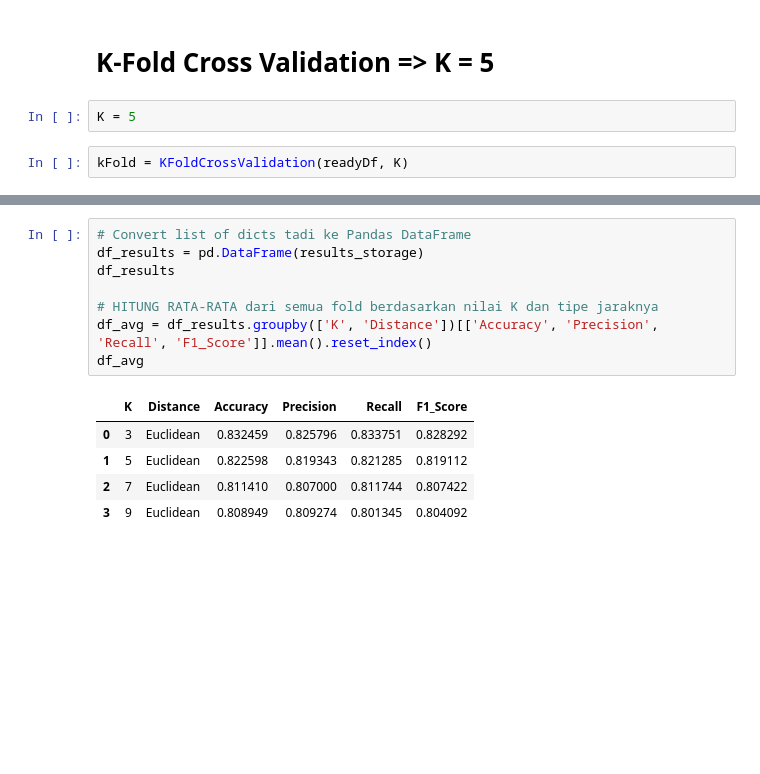
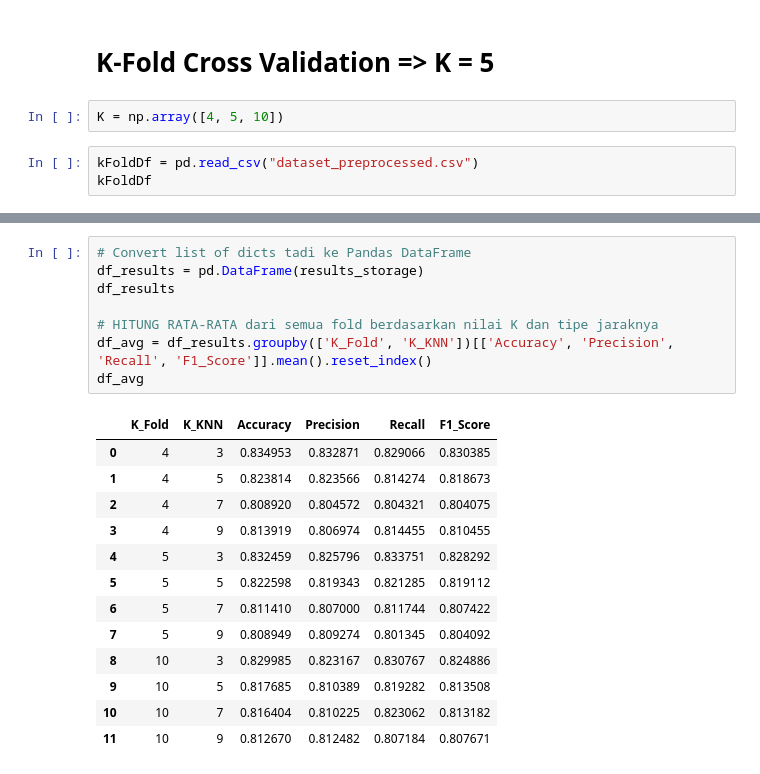
Before and after one commit to FajarRAP/januar-thesis-data-processing, a Jupyter notebook: app.ipynb, the cells around one changed output, grey strips where cells are left out. Cells and saved outputs as stored; diff of their text form; blank space fills up the shorter version.

```diff
--- a/app.ipynb
+++ b/app.ipynb
@@ -445,6 +445,7 @@ Accuracy: 79.01%, Precision: 79.55%, Recall: 81.40%, F1-Score: 80.46%
 # %% [markdown]
 # K-Fold Cross Validation => K = 5
 # %%
-K = 5
+K = np.array([4, 5, 10])
-# %%
-kFold = KFoldCrossValidation(readyDf, K)
+# %%
+kFoldDf = pd.read_csv("dataset_preprocessed.csv")
+kFoldDf
@@ -503,14 +518,22 @@ Fold 5/5 - K=9
 # %%
 # Convert list of dicts tadi ke Pandas DataFrame
 df_results = pd.DataFrame(results_storage)
 df_results
 
 # HITUNG RATA-RATA dari semua fold berdasarkan nilai K dan tipe jaraknya
-df_avg = df_results.groupby(['K', 'Distance'])[['Accuracy', 'Precision', 'Recall', 'F1_Score']].mean().reset_index()
+df_avg = df_results.groupby(['K_Fold', 'K_KNN'])[['Accuracy', 'Precision', 'Recall', 'F1_Score']].mean().reset_index()
 df_avg
 # %% [output]
-|  | K | Distance | Accuracy | Precision | Recall | F1_Score |
-| 0 | 3 | Euclidean | 0.832459 | 0.825796 | 0.833751 | 0.828292 |
-| 1 | 5 | Euclidean | 0.822598 | 0.819343 | 0.821285 | 0.819112 |
-| 2 | 7 | Euclidean | 0.811410 | 0.807000 | 0.811744 | 0.807422 |
-| 3 | 9 | Euclidean | 0.808949 | 0.809274 | 0.801345 | 0.804092 |
+|  | K_Fold | K_KNN | Accuracy | Precision | Recall | F1_Score |
+| 0 | 4 | 3 | 0.834953 | 0.832871 | 0.829066 | 0.830385 |
+| 1 | 4 | 5 | 0.823814 | 0.823566 | 0.814274 | 0.818673 |
+| 2 | 4 | 7 | 0.808920 | 0.804572 | 0.804321 | 0.804075 |
+| 3 | 4 | 9 | 0.813919 | 0.806974 | 0.814455 | 0.810455 |
+| 4 | 5 | 3 | 0.832459 | 0.825796 | 0.833751 | 0.828292 |
+| 5 | 5 | 5 | 0.822598 | 0.819343 | 0.821285 | 0.819112 |
+| 6 | 5 | 7 | 0.811410 | 0.807000 | 0.811744 | 0.807422 |
+| 7 | 5 | 9 | 0.808949 | 0.809274 | 0.801345 | 0.804092 |
+| 8 | 10 | 3 | 0.829985 | 0.823167 | 0.830767 | 0.824886 |
+| 9 | 10 | 5 | 0.817685 | 0.810389 | 0.819282 | 0.813508 |
+| 10 | 10 | 7 | 0.816404 | 0.810225 | 0.823062 | 0.813182 |
+| 11 | 10 | 9 | 0.812670 | 0.812482 | 0.807184 | 0.807671 |
```
Also changed, not shown: parts of 2 cells of this notebook.
